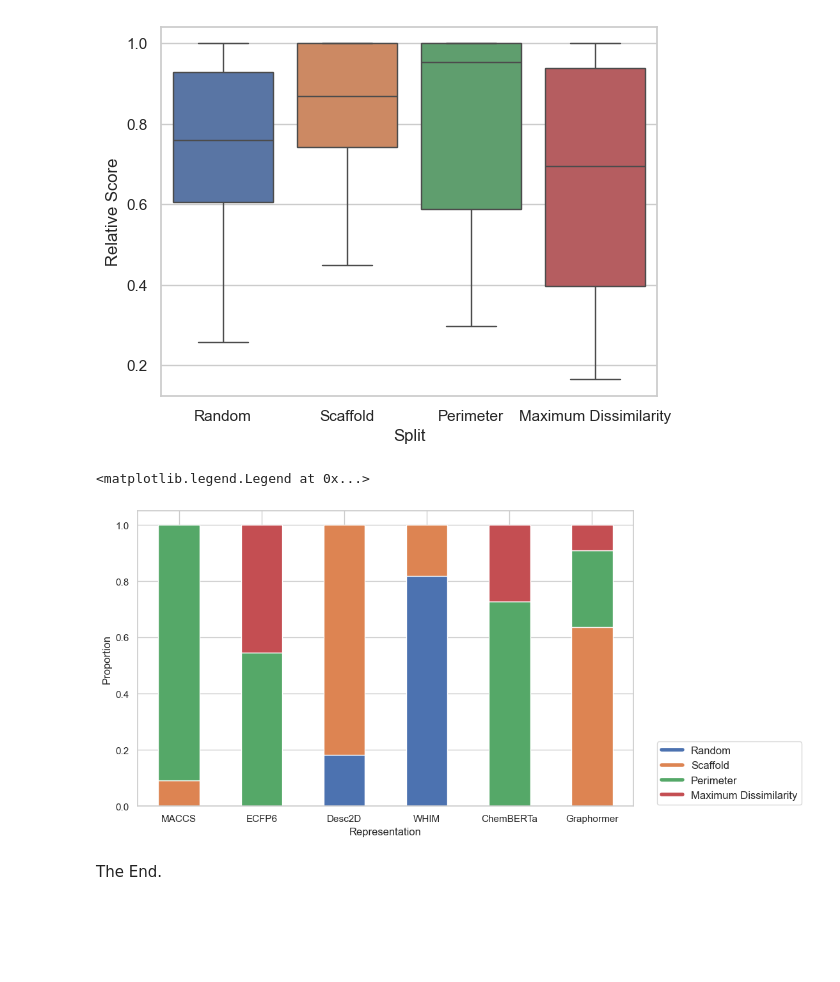
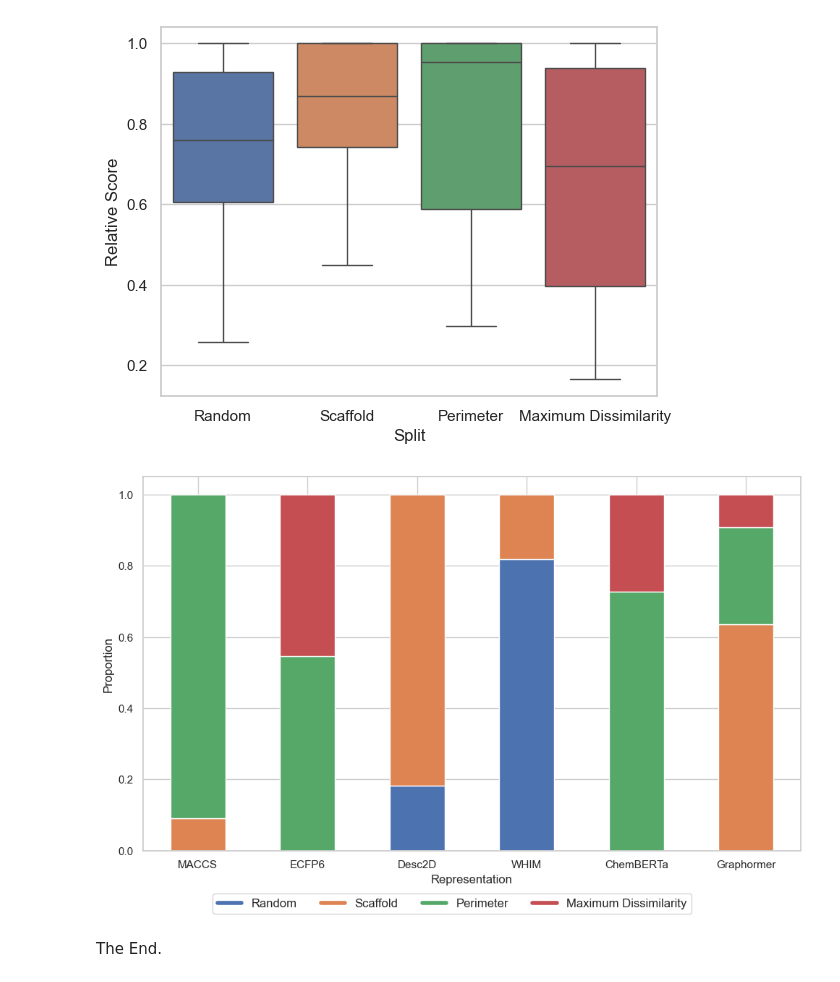
Before and after one commit to valence-labs/mood-experiments, a Jupyter notebook: notebooks/07. Prescribed splits summary.ipynb, the cells around one changed output. Drawn from its saved outputs; the diff is of its cells as text; code cells hidden in the pictures; blank space fills up the shorter version.

Commit message:
Moved the legend to the bottom

```diff
--- a/notebooks/07. Prescribed splits summary.ipynb
+++ b/notebooks/07. Prescribed splits summary.ipynb
@@ -58,32 +58,34 @@ counts = counts[["Random", "Scaffold", "Perimeter", "Maximum Dissimilarity"]]
 # %%
 fig, ax = plt.subplots(figsize=(10, 6))
 colors = [cmap[i] for i in range(df["Split"].nunique())]
 ax = counts.plot(kind="bar", stacked=True, ax=ax, color=colors, edgecolor="white", linewidth=1, legend=False)
 ax.set_ylabel("Proportion")
 ax.set_xlabel("Representation")
 ax.set_xticklabels(ax.get_xticklabels(), rotation=0);
 
 legend_lines = [
     plt.Line2D([0], [0], color=cmap[0], lw=4),
     plt.Line2D([0], [0], color=cmap[1], lw=4),
     plt.Line2D([0], [0], color=cmap[2], lw=4),
     plt.Line2D([0], [0], color=cmap[3], lw=4),
 ]
 
 labels = ["Random", "Scaffold", "Perimeter", "Maximum Dissimilarity"]
 
 fig.legend(
     legend_lines,
     labels,
     fontsize=12,
     loc="lower center",
-    bbox_to_anchor=(1.05, 0.1),
+    bbox_to_anchor=(0.5, -0.05),
     bbox_transform=plt.gcf().transFigure,
-    ncol=1,
+    ncol=4,
     fancybox=True
 )
+
+plt.tight_layout()
+plt.savefig("/Users/cas.wognum/Desktop/prescribed_split_frequency.png", bbox_inches='tight')
 # %% [output]
-<matplotlib.legend.Legend at 0x...>
-[figure, old version]
+[figure, new version]
 # %% [markdown]
 The End.
```
